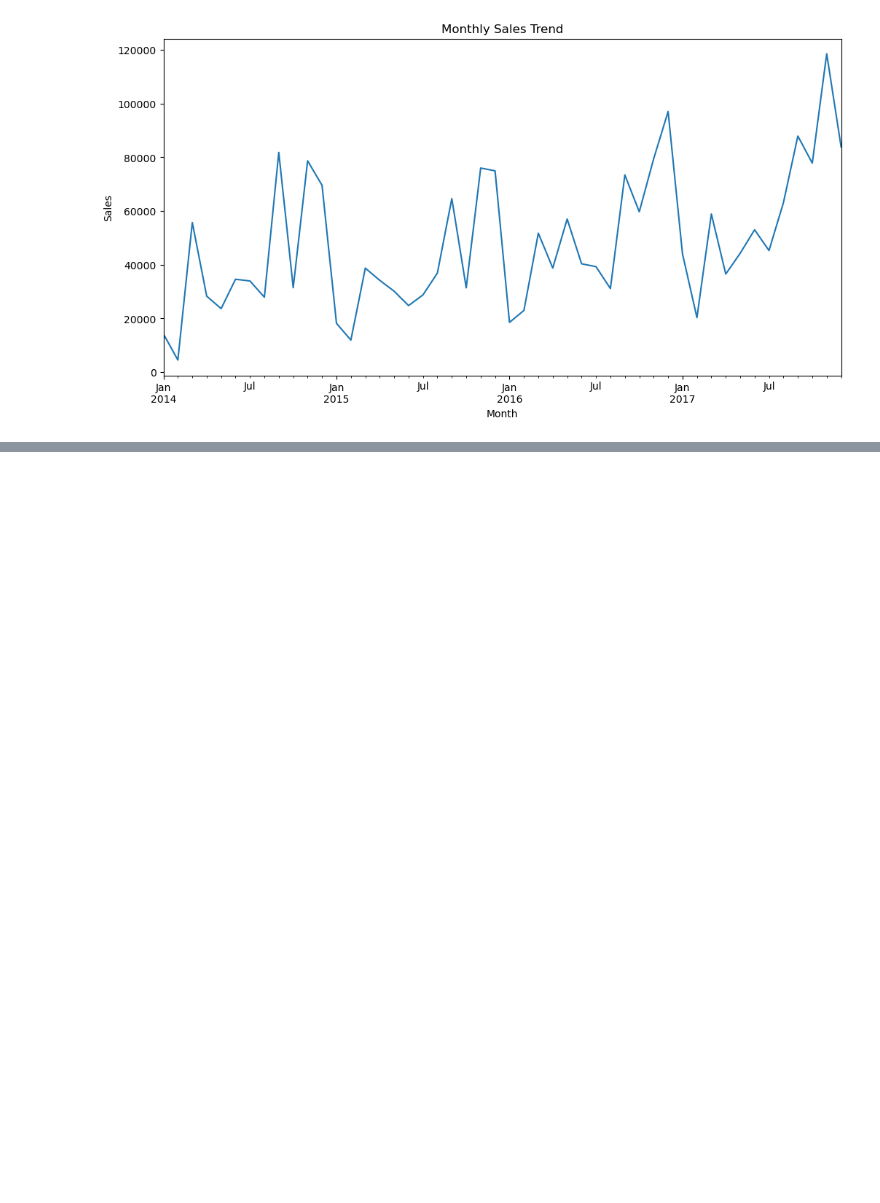
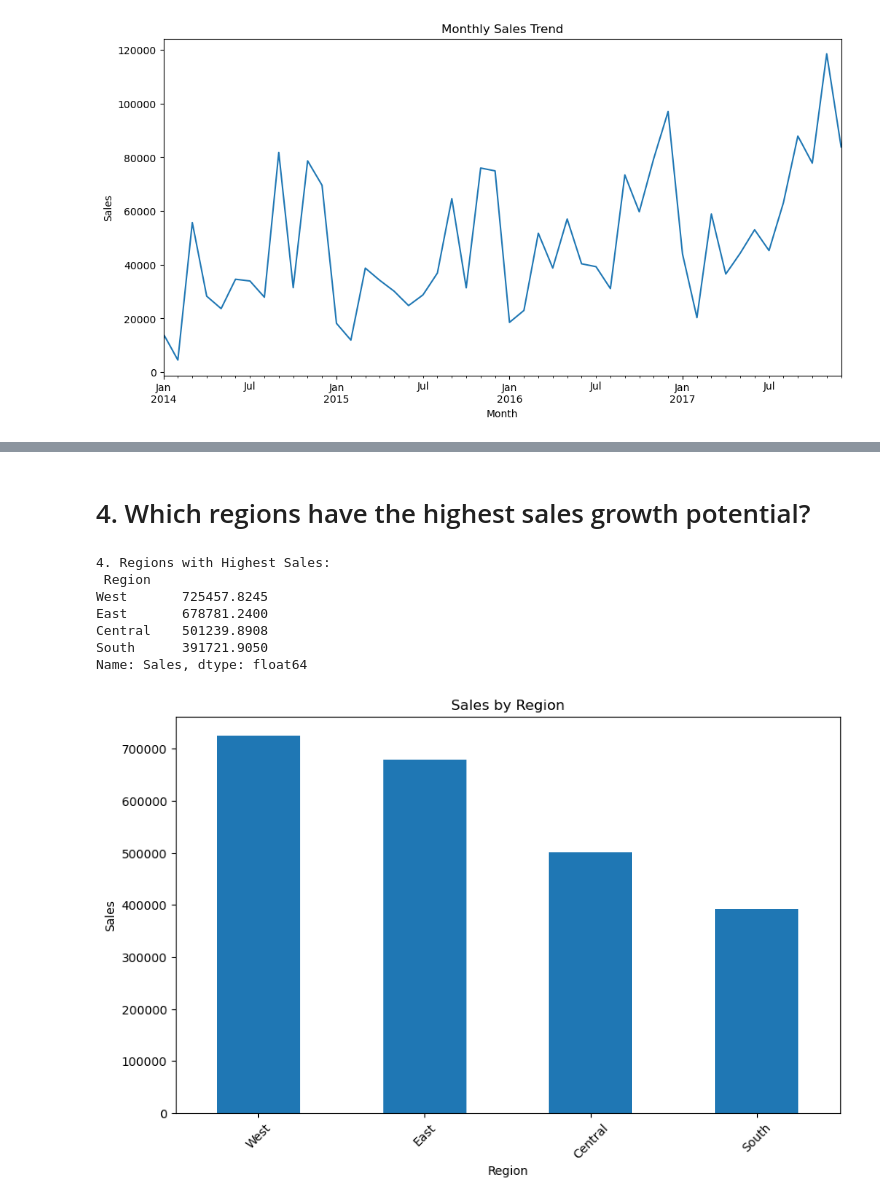
Before and after one commit to Sudha25a/E-Commerce-Project, a Jupyter notebook: E Commerce Analysis .ipynb, the cells around one changed output, grey strips where cells are left out. Cells and saved outputs as stored; diff of their text form; code cells hidden in the pictures; blank space fills up the shorter version.

```diff
--- a/E Commerce Analysis .ipynb
+++ b/E Commerce Analysis .ipynb
@@ -104,0 +149,21 @@ plt.show()
+# %% [markdown]
+# 4. Which regions have the highest sales growth potential?
+# %%
+region_sales = df.groupby('Region')['Sales'].sum().sort_values(ascending=False)
+print("\n4. Regions with Highest Sales:\n", region_sales)
+plt.figure(figsize=(10, 6))
+region_sales.plot(kind='bar')
+plt.title('Sales by Region')
+plt.xlabel('Region')
+plt.ylabel('Sales')
+plt.xticks(rotation=45)
+plt.show()
+# %% [output]
+4. Regions with Highest Sales:
+ Region
+West       725457.8245
+East       678781.2400
+Central    501239.8908
+South      391721.9050
+Name: Sales, dtype: float64
+[figure, added]
```
Also changed, not shown: parts of 27 cells of this notebook, 2 other files.
